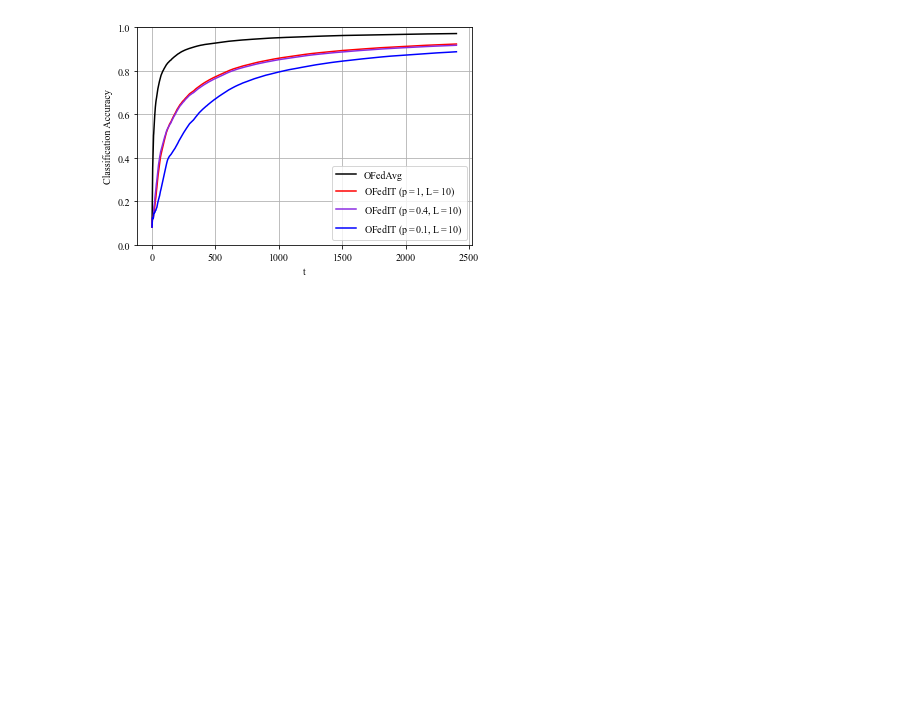
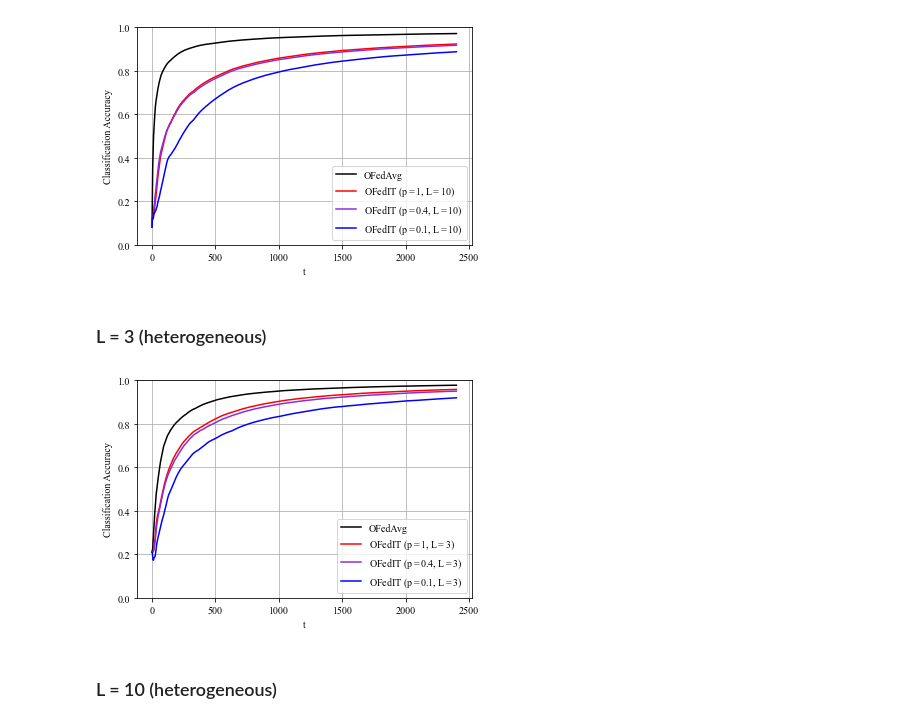
Before and after one commit to IISL-HYU/OFedIT, a Jupyter notebook: plot.ipynb, the cells around one changed output. Cells and saved outputs as stored; diff of their text form; code cells hidden in the pictures; blank space fills up the shorter version.

Commit message:
feat: add heterogeneous data simulation
Final version: 22.02.03 22:34

```diff
--- a/plot.ipynb
+++ b/plot.ipynb
@@ -97,3 +101,57 @@ plt.savefig('./Figures/Comparison_L10.png', dpi=200, facecolor="white")
 plt.show()
 # %% [output]
 [figure]
+# %% [markdown]
+### L = 3 (heterogeneous)
+# %%
+import pickle
+import matplotlib.pyplot as plt
+
+with open("./Accuracy_lists/OFedAvg(non).pkl","rb") as f:
+    accuracy_list = pickle.load(f)
+
+with open("./Accuracy_lists/OFedIT(non)_L3_p1.0.pkl","rb") as f:
+    accuracy_list2 = pickle.load(f)
+
+with open("./Accuracy_lists/OFedIT(non)_L3_p0.4.pkl","rb") as f:
+    accuracy_list3 = pickle.load(f)
+
+with open("./Accuracy_lists/OFedIT(non)_L3_p0.1.pkl","rb") as f:
+    accuracy_list4 = pickle.load(f)
+
+
+t1 = list(range(len(accuracy_list)))
+t2 = list(range(len(accuracy_list2)))
+t3 = list(range(len(accuracy_list3)))
+t4 = list(range(len(accuracy_list4)))
+
+y1 = accuracy_list
+y2 = accuracy_list2
+y3 = accuracy_list3
+y4 = accuracy_list4
+
+# plotting the points
+plt.plot(t1, y1, 'black', label='OFedAvg')
+plt.plot(t2, y2, 'r-', label=r'OFedIT ($\mathdefault{p=1}$, $\mathdefault{L=3}$)')
+plt.plot(t3, y3, 'blueviolet', label=r'OFedIT ($\mathdefault{p=0.4}$, $\mathdefault{L=3}$)')
+plt.plot(t4, y4, 'b-', label=r'OFedIT ($\mathdefault{p=0.1}$, $\mathdefault{L=3}$)')
+
+plt.ylim([0, 1])
+plt.legend(ncol = 1)
+
+# naming the x axis
+plt.xlabel('t')
+# naming the y axis
+plt.ylabel('Classification Accuracy')
+plt.rcParams["font.family"] = "Times New Roman"
+
+# giving a title to my graph
+
+# function to show the plot
+plt.grid()
+plt.savefig('./Figures/Comparison_L3(non).png', dpi=200, facecolor="white")
+plt.show()
+# %% [output]
+[figure, added]
+# %% [markdown]
+### L = 10 (heterogeneous)
```
Also changed, not shown: parts of 3 cells of this notebook, 11 other files.
